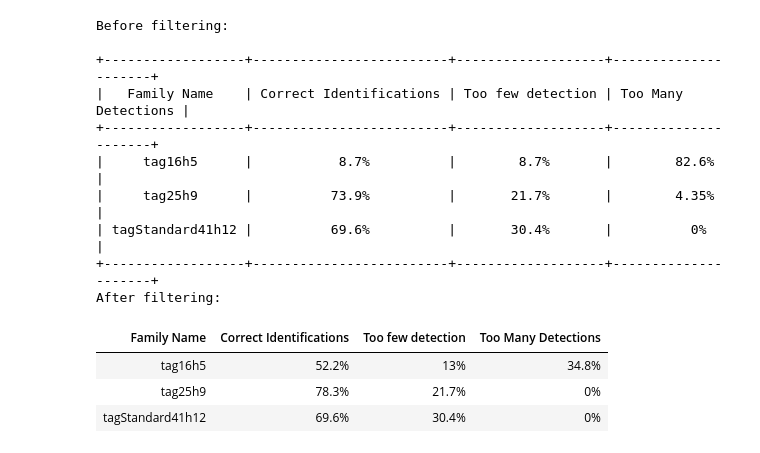
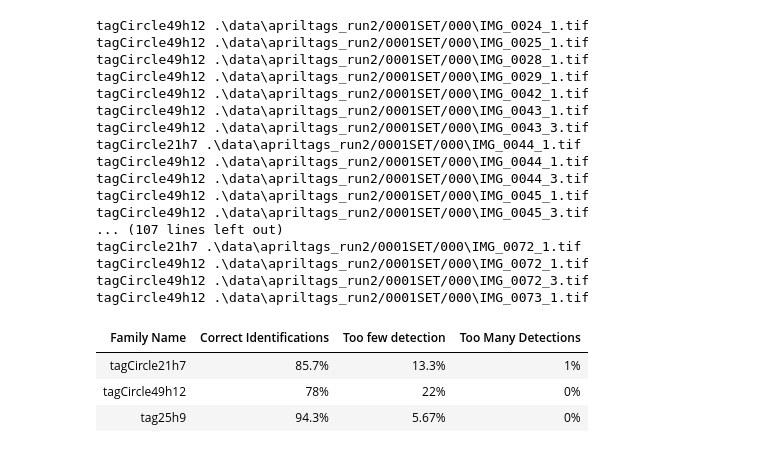
Before and after one commit to reflectdetect/reflectdetect, a Jupyter notebook: apriltags_family_test.ipynb, the cells around one changed output. Cells and saved outputs as stored; diff of their text form; code cells hidden in the pictures.

```diff
--- a/apriltags_family_test.ipynb
+++ b/apriltags_family_test.ipynb
@@ -23,33 +38,32 @@ plt.imshow(images[0])
 # %%
 families = [
-    "tag16h5",
+    "tagCircle21h7",
+    "tagCircle49h12",
     "tag25h9",
-    "tagStandard41h12"
 ]
 detectors: List[AprilTagDetector] = []
+config = AprilTagDetector.Config()
+config.quadDecimate = 1.0
+config.numThreads = 4
+config.refineEdges = 1.0
 for family in families:
     d = AprilTagDetector()
     d.addFamily(family)
-    config = AprilTagDetector.Config()
-    config.quadDecimate = 1.0
-    config.numThreads = 4
-    config.refineEdges = 1.0
     d.setConfig(config)
     detectors.append(d)
 # %%
 def verify_detection(tag) -> bool:
-    valid_ids = [0, 4, 9]
+    valid_ids = [4]
     return tag.getId() in valid_ids
 
 
 def filter_detections(tags):
     return [tag for tag in tags if verify_detection(tag)]
 # %%
-def detect_tags(img, filter=True):
-    TAG_AMOUNT = 3  # Assuming there is the same number of tags for each family
-    if filter:
-        return [len(filter_detections(detector.detect(img))) - TAG_AMOUNT for detector in detectors]
-    else:
-        return [len(detector.detect(img)) - TAG_AMOUNT for detector in detectors]
+def detect_tags(path):
+    img = cv2.imread(path, cv2.IMREAD_GRAYSCALE)
+
+    TAG_AMOUNT = 1  # Assuming there is the same number of tags for each family
+    return [(path, len(filter_detections(detector.detect(img))) - TAG_AMOUNT) for detector in detectors]
 # %%
 tag_amounts = [detect_tags(img) for img in images]
@@ -64,41 +77,44 @@ def get_results(amounts_per_image):
     false_positives = np.zeros(np.array(families).shape, )
     false_negatives = np.zeros(np.array(families).shape, )
     for amounts in amounts_per_image:
-        for i, amount in enumerate(amounts):
+        for family_index, (path, amount) in enumerate(amounts):
             if amount == 0:
-                correct[i] += 1
+                correct[family_index] += 1
             if amount < 0:
-                false_negatives[i] += 1
+                false_negatives[family_index] += 1
+                print(families[family_index], path)
             if amount > 0:
-                false_positives[i] += 1
+                false_positives[family_index] += 1
     return list(zip(families,
                     as_percent_strings(correct, len(images)),
                     as_percent_strings(false_negatives, len(images)),
                     as_percent_strings(false_positives, len(images))))
 # %%
 results = get_results(tag_amounts)
-results_unfiltered = get_results(tag_amounts_unfiltered)
+# %% [output]
+tagCircle49h12 .\data\apriltags_run2/0001SET/000\IMG_0024_1.tif
+tagCircle49h12 .\data\apriltags_run2/0001SET/000\IMG_0025_1.tif
+tagCircle49h12 .\data\apriltags_run2/0001SET/000\IMG_0028_1.tif
+tagCircle49h12 .\data\apriltags_run2/0001SET/000\IMG_0029_1.tif
+tagCircle49h12 .\data\apriltags_run2/0001SET/000\IMG_0042_1.tif
+tagCircle49h12 .\data\apriltags_run2/0001SET/000\IMG_0043_1.tif
+tagCircle49h12 .\data\apriltags_run2/0001SET/000\IMG_0043_3.tif
+tagCircle21h7 .\data\apriltags_run2/0001SET/000\IMG_0044_1.tif
+tagCircle49h12 .\data\apriltags_run2/0001SET/000\IMG_0044_1.tif
+tagCircle49h12 .\data\apriltags_run2/0001SET/000\IMG_0044_3.tif
+tagCircle49h12 .\data\apriltags_run2/0001SET/000\IMG_0045_1.tif
+tagCircle49h12 .\data\apriltags_run2/0001SET/000\IMG_0045_3.tif
+... (107 lines left out)
+tagCircle21h7 .\data\apriltags_run2/0001SET/000\IMG_0072_1.tif
+tagCircle49h12 .\data\apriltags_run2/0001SET/000\IMG_0072_1.tif
+tagCircle49h12 .\data\apriltags_run2/0001SET/000\IMG_0072_3.tif
+tagCircle49h12 .\data\apriltags_run2/0001SET/000\IMG_0073_1.tif
 # %%
-results_unfiltered_table = PrettyTable(["Family Name", "Correct Identifications", "Too few detection", "Too Many Detections"])
-results_unfiltered_table.add_rows(results_unfiltered)
-print("Before filtering:\n")
-print(results_unfiltered_table)
 result_table = PrettyTable(["Family Name", "Correct Identifications", "Too few detection", "Too Many Detections"])
 result_table.add_rows(results)
-print("After filtering:\n")
 result_table
 # %% [output]
-Before filtering:
-
-+------------------+-------------------------+-------------------+---------------------+
-|   Family Name    | Correct Identifications | Too few detection | Too Many Detections |
-+------------------+-------------------------+-------------------+---------------------+
-|     tag16h5      |           8.7%          |        8.7%       |        82.6%        |
-|     tag25h9      |          73.9%          |       21.7%       |        4.35%        |
-| tagStandard41h12 |          69.6%          |       30.4%       |          0%         |
-+------------------+-------------------------+-------------------+---------------------+
-After filtering:
 | Family Name | Correct Identifications | Too few detection | Too Many Detections |
-| tag16h5 | 52.2% | 13% | 34.8% |
-| tag25h9 | 78.3% | 21.7% | 0% |
-| tagStandard41h12 | 69.6% | 30.4% | 0% |
+| tagCircle21h7 | 85.7% | 13.3% | 1% |
+| tagCircle49h12 | 78% | 22% | 0% |
+| tag25h9 | 94.3% | 5.67% | 0% |
```
Also changed, not shown: parts of 5 cells of this notebook, 5 other files.
